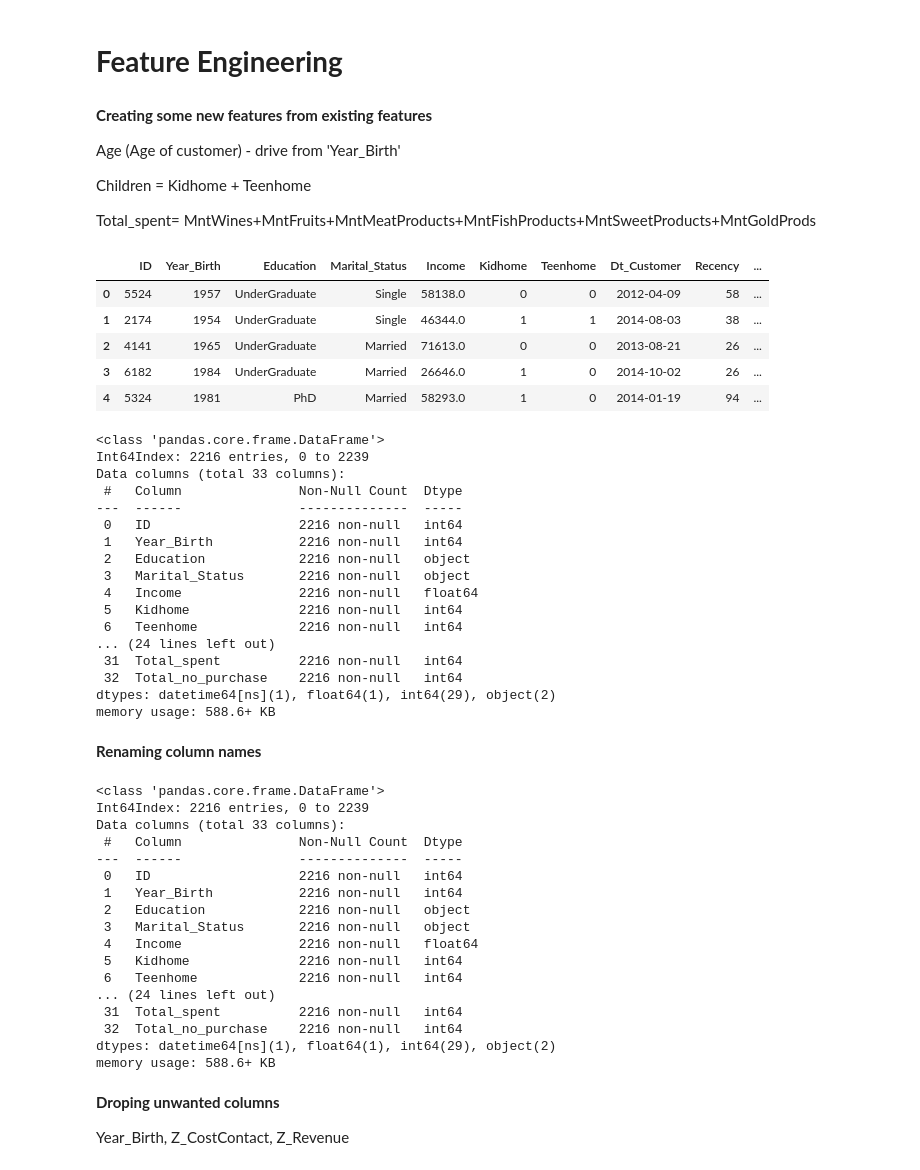
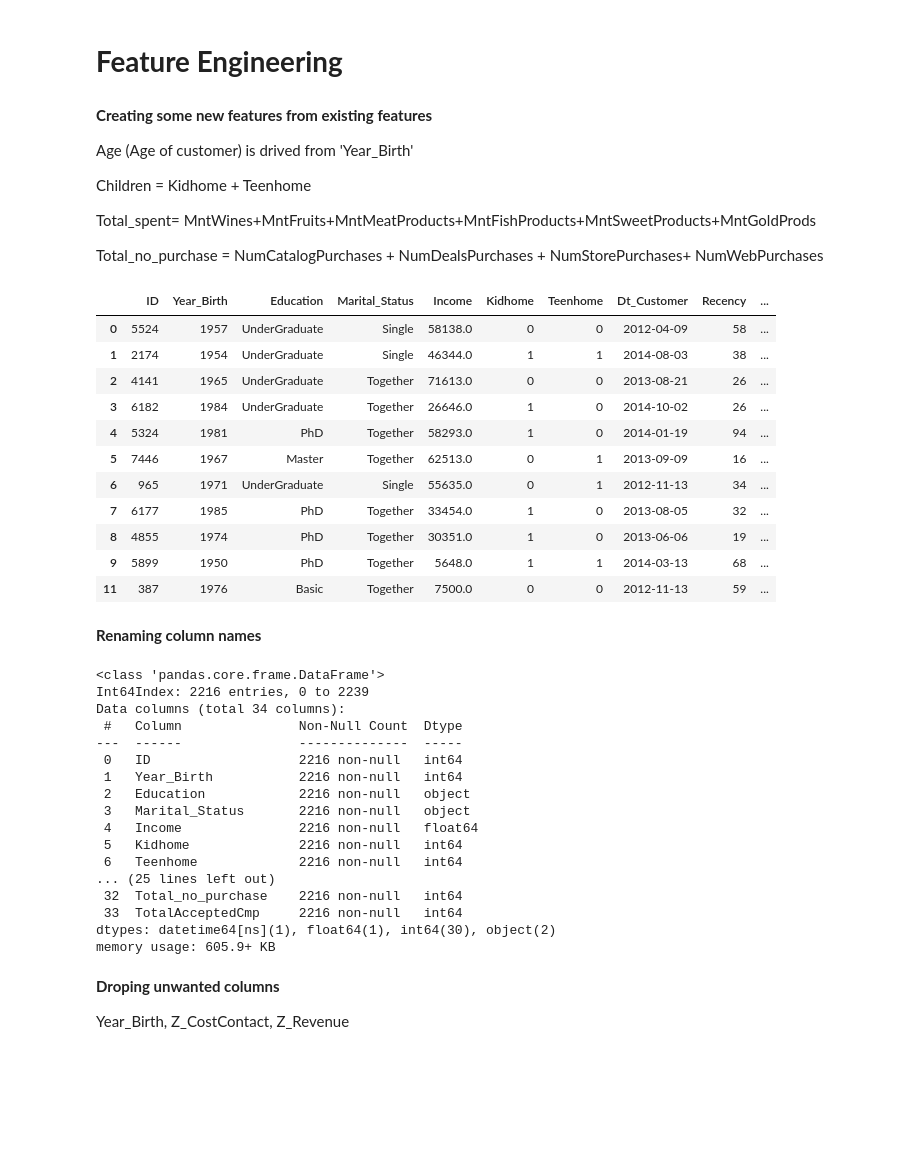
Before and after one commit to RiteshopShrivastava/Customer_Behavior_Analysis, a Jupyter notebook: Customer_behavoir_Analysis.ipynb, the cells around one changed output. Drawn from its saved outputs; the diff is of its cells as text; code cells hidden in the pictures; blank space fills up the shorter version.

```diff
--- a/Customer_behavoir_Analysis.ipynb
+++ b/Customer_behavoir_Analysis.ipynb
@@ -275,5 +277,5 @@ Name: Education, dtype: int64
 # %%
-data['Marital_Status'] = data['Marital_Status'].replace({'Together':'Married','Divorced': 'Single', 'Widow': 'Single',
+data['Marital_Status'] = data['Marital_Status'].replace({'Married':'Together','Divorced': 'Single', 'Widow': 'Single',
                                                          'Alone': 'Single','Absurd': 'Single', 'YOLO': 'Single'})
 # %%
 data['Marital_Status'].value_counts()
@@ -286,42 +288,31 @@ Name: Marital_Status, dtype: int64
 # %% [markdown]
 **Creating some new features from existing features**
 
-Age (Age of customer) - drive from 'Year_Birth'
+Age (Age of customer) is drived from 'Year_Birth'
 
 Children = Kidhome	+ Teenhome
 
 Total_spent= MntWines+MntFruits+MntMeatProducts+MntFishProducts+MntSweetProducts+MntGoldProds
+
+Total_no_purchase = NumCatalogPurchases + NumDealsPurchases + NumStorePurchases+ NumWebPurchases
 # %%
 data['Age']= 2021- data['Year_Birth']
 data['Children']= data['Kidhome']+data['Teenhome']
 data['Total_spent']= data['MntWines']+data['MntFruits']+data['MntMeatProducts']+data['MntFishProducts']+data['MntSweetProducts']+data['MntGoldProds']
 data['Total_no_purchase'] = data['NumCatalogPurchases']+data['NumDealsPurchases']+data['NumStorePurchases']+data['NumWebPurchases']
+data["TotalAcceptedCmp"] = data['AcceptedCmp1'] + data['AcceptedCmp2'] + data['AcceptedCmp3'] + data['AcceptedCmp4'] + data['AcceptedCmp5'] + data['Response']
 # %%
-data.head()
+data.head(11)
 # %% [output]
 |  | ID | Year_Birth | Education | Marital_Status | Income | Kidhome | Teenhome | Dt_Customer | Recency | ... |
 | 0 | 5524 | 1957 | UnderGraduate | Single | 58138.0 | 0 | 0 | 2012-04-09 | 58 | ... |
 | 1 | 2174 | 1954 | UnderGraduate | Single | 46344.0 | 1 | 1 | 2014-08-03 | 38 | ... |
-| 2 | 4141 | 1965 | UnderGraduate | Married | 71613.0 | 0 | 0 | 2013-08-21 | 26 | ... |
-| 3 | 6182 | 1984 | UnderGraduate | Married | 26646.0 | 1 | 0 | 2014-10-02 | 26 | ... |
-| 4 | 5324 | 1981 | PhD | Married | 58293.0 | 1 | 0 | 2014-01-19 | 94 | ... |
+| 2 | 4141 | 1965 | UnderGraduate | Together | 71613.0 | 0 | 0 | 2013-08-21 | 26 | ... |
+| 3 | 6182 | 1984 | UnderGraduate | Together | 26646.0 | 1 | 0 | 2014-10-02 | 26 | ... |
+| 4 | 5324 | 1981 | PhD | Together | 58293.0 | 1 | 0 | 2014-01-19 | 94 | ... |
+| 5 | 7446 | 1967 | Master | Together | 62513.0 | 0 | 1 | 2013-09-09 | 16 | ... |
+| 6 | 965 | 1971 | UnderGraduate | Single | 55635.0 | 0 | 1 | 2012-11-13 | 34 | ... |
+| 7 | 6177 | 1985 | PhD | Together | 33454.0 | 1 | 0 | 2013-08-05 | 32 | ... |
+| 8 | 4855 | 1974 | PhD | Together | 30351.0 | 1 | 0 | 2013-06-06 | 19 | ... |
+| 9 | 5899 | 1950 | PhD | Together | 5648.0 | 1 | 1 | 2014-03-13 | 68 | ... |
+| 11 | 387 | 1976 | Basic | Together | 7500.0 | 0 | 0 | 2012-11-13 | 59 | ... |
-# %%
-data.info()
-# %% [output]
-<class 'pandas.core.frame.DataFrame'>
-Int64Index: 2216 entries, 0 to 2239
-Data columns (total 33 columns):
- #   Column               Non-Null Count  Dtype
----  ------               --------------  -----
- 0   ID                   2216 non-null   int64
- 1   Year_Birth           2216 non-null   int64
- 2   Education            2216 non-null   object
- 3   Marital_Status       2216 non-null   object
- 4   Income               2216 non-null   float64
- 5   Kidhome              2216 non-null   int64
- 6   Teenhome             2216 non-null   int64
-... (24 lines left out)
- 31  Total_spent          2216 non-null   int64
- 32  Total_no_purchase    2216 non-null   int64
-dtypes: datetime64[ns](1), float64(1), int64(29), object(2)
-memory usage: 588.6+ KB
@@ -335,7 +328,7 @@ data.info()
 # %% [output]
 <class 'pandas.core.frame.DataFrame'>
 Int64Index: 2216 entries, 0 to 2239
-Data columns (total 33 columns):
+Data columns (total 34 columns):
  #   Column               Non-Null Count  Dtype
 ---  ------               --------------  -----
  0   ID                   2216 non-null   int64
@@ -345,11 +338,11 @@ Data columns (total 33 columns):
  4   Income               2216 non-null   float64
  5   Kidhome              2216 non-null   int64
  6   Teenhome             2216 non-null   int64
-... (24 lines left out)
- 31  Total_spent          2216 non-null   int64
+... (25 lines left out)
  32  Total_no_purchase    2216 non-null   int64
-dtypes: datetime64[ns](1), float64(1), int64(29), object(2)
-memory usage: 588.6+ KB
+ 33  TotalAcceptedCmp     2216 non-null   int64
+dtypes: datetime64[ns](1), float64(1), int64(30), object(2)
+memory usage: 605.9+ KB
 # %% [markdown]
 **Droping unwanted columns**
 
```
Also changed, not shown: parts of 49 cells of this notebook.
